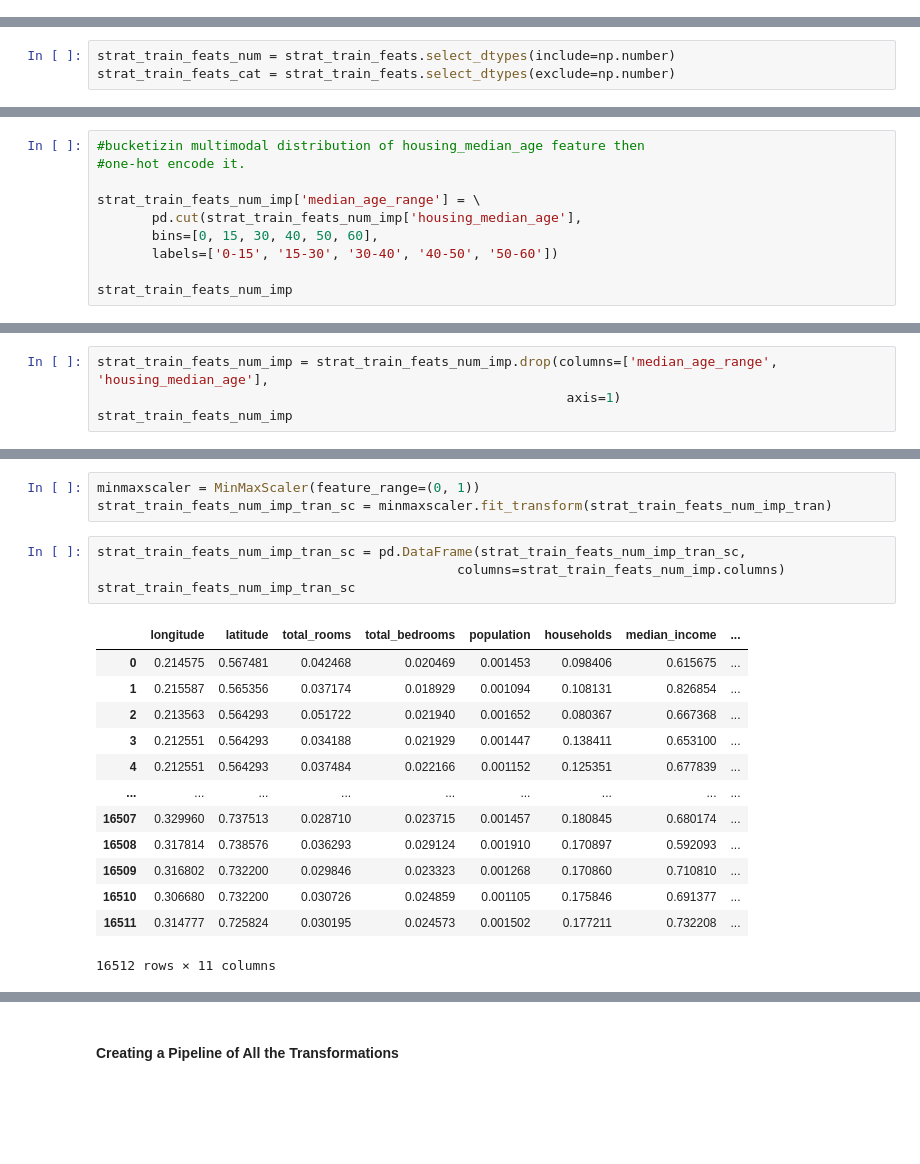
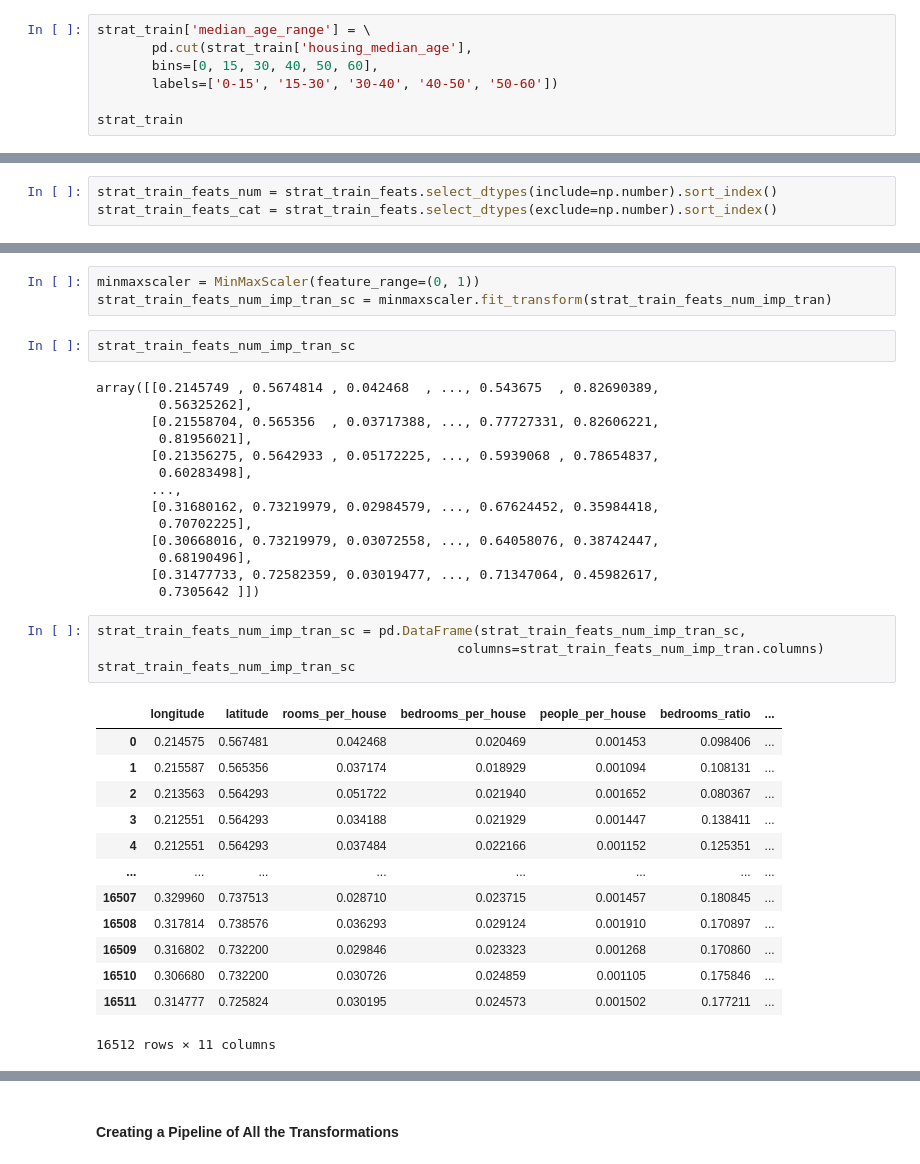
Before and after one commit to AliElneklawy/california-housing-price-prediction, a Jupyter notebook: california_housing.ipynb, the cells around one changed output, grey strips where cells are left out. Saved outputs shown, nothing was run; the diff lists cells and outputs as text; blank space fills up the shorter version.

```diff
--- a/california_housing.ipynb
+++ b/california_housing.ipynb
@@ -402,3 +405,10 @@ bedrooms_ratio       -0.259883
 Name: median_house_value, dtype: float64
 # %% [markdown]
 # 2- Prepare the Data
+# %%
+strat_train['median_age_range'] = \
+       pd.cut(strat_train['housing_median_age'],
+       bins=[0, 15, 30, 40, 50, 60],
+       labels=['0-15', '15-30', '30-40', '40-50', '50-60'])
+
+strat_train
@@ -424,7 +449,7 @@ bedrooms_ratio        162
 dtype: int64
 # %%
-strat_train_feats_num = strat_train_feats.select_dtypes(include=np.number)
-strat_train_feats_cat = strat_train_feats.select_dtypes(exclude=np.number)
+strat_train_feats_num = strat_train_feats.select_dtypes(include=np.number).sort_index()
+strat_train_feats_cat = strat_train_feats.select_dtypes(exclude=np.number).sort_index()
 # %%
 iterativeimputer = IterativeImputer(max_iter=10, random_state=42)
 X = iterativeimputer.fit_transform(strat_train_feats_num)
@@ -548,12 +521,2 @@ strat_train_feats_cat_enc
 # %% [markdown]
 #### Feature Scaling and Transformation
-# %%
-#bucketizin multimodal distribution of housing_median_age feature then
-#one-hot encode it.
-
-strat_train_feats_num_imp['median_age_range'] = \
-       pd.cut(strat_train_feats_num_imp['housing_median_age'],
-       bins=[0, 15, 30, 40, 50, 60],
-       labels=['0-15', '15-30', '30-40', '40-50', '50-60'])
-
-strat_train_feats_num_imp
@@ -620,4 +522,0 @@ strat_train_feats_cat_enc
-# %%
-strat_train_feats_num_imp = strat_train_feats_num_imp.drop(columns=['median_age_range', 'housing_median_age'],
-                                                            axis=1)
-strat_train_feats_num_imp
@@ -693,23 +578,39 @@ strat_train_feats_num_imp_tran
 # %%
 minmaxscaler = MinMaxScaler(feature_range=(0, 1))
 strat_train_feats_num_imp_tran_sc = minmaxscaler.fit_transform(strat_train_feats_num_imp_tran)
+# %%
+strat_train_feats_num_imp_tran_sc
+# %% [output]
+array([[0.2145749 , 0.5674814 , 0.042468  , ..., 0.543675  , 0.82690389,
+        0.56325262],
+       [0.21558704, 0.565356  , 0.03717388, ..., 0.77727331, 0.82606221,
+        0.81956021],
+       [0.21356275, 0.5642933 , 0.05172225, ..., 0.5939068 , 0.78654837,
+        0.60283498],
+       ...,
+       [0.31680162, 0.73219979, 0.02984579, ..., 0.67624452, 0.35984418,
+        0.70702225],
+       [0.30668016, 0.73219979, 0.03072558, ..., 0.64058076, 0.38742447,
+        0.68190496],
+       [0.31477733, 0.72582359, 0.03019477, ..., 0.71347064, 0.45982617,
+        0.7305642 ]])
 # %%
 strat_train_feats_num_imp_tran_sc = pd.DataFrame(strat_train_feats_num_imp_tran_sc,
-                                              columns=strat_train_feats_num_imp.columns)
+                                              columns=strat_train_feats_num_imp_tran.columns)
 strat_train_feats_num_imp_tran_sc
 # %% [output]
-|  | longitude | latitude | total_rooms | total_bedrooms | population | households | median_income | ... |
-| 0 | 0.214575 | 0.567481 | 0.042468 | 0.020469 | 0.001453 | 0.098406 | 0.615675 | ... |
-| 1 | 0.215587 | 0.565356 | 0.037174 | 0.018929 | 0.001094 | 0.108131 | 0.826854 | ... |
-| 2 | 0.213563 | 0.564293 | 0.051722 | 0.021940 | 0.001652 | 0.080367 | 0.667368 | ... |
-| 3 | 0.212551 | 0.564293 | 0.034188 | 0.021929 | 0.001447 | 0.138411 | 0.653100 | ... |
-| 4 | 0.212551 | 0.564293 | 0.037484 | 0.022166 | 0.001152 | 0.125351 | 0.677839 | ... |
-| ... | ... | ... | ... | ... | ... | ... | ... | ... |
-| 16507 | 0.329960 | 0.737513 | 0.028710 | 0.023715 | 0.001457 | 0.180845 | 0.680174 | ... |
-| 16508 | 0.317814 | 0.738576 | 0.036293 | 0.029124 | 0.001910 | 0.170897 | 0.592093 | ... |
-| 16509 | 0.316802 | 0.732200 | 0.029846 | 0.023323 | 0.001268 | 0.170860 | 0.710810 | ... |
-| 16510 | 0.306680 | 0.732200 | 0.030726 | 0.024859 | 0.001105 | 0.175846 | 0.691377 | ... |
-| 16511 | 0.314777 | 0.725824 | 0.030195 | 0.024573 | 0.001502 | 0.177211 | 0.732208 | ... |
+|  | longitude | latitude | rooms_per_house | bedrooms_per_house | people_per_house | bedrooms_ratio | ... |
+| 0 | 0.214575 | 0.567481 | 0.042468 | 0.020469 | 0.001453 | 0.098406 | ... |
+| 1 | 0.215587 | 0.565356 | 0.037174 | 0.018929 | 0.001094 | 0.108131 | ... |
+| 2 | 0.213563 | 0.564293 | 0.051722 | 0.021940 | 0.001652 | 0.080367 | ... |
+| 3 | 0.212551 | 0.564293 | 0.034188 | 0.021929 | 0.001447 | 0.138411 | ... |
+| 4 | 0.212551 | 0.564293 | 0.037484 | 0.022166 | 0.001152 | 0.125351 | ... |
+| ... | ... | ... | ... | ... | ... | ... | ... |
+| 16507 | 0.329960 | 0.737513 | 0.028710 | 0.023715 | 0.001457 | 0.180845 | ... |
+| 16508 | 0.317814 | 0.738576 | 0.036293 | 0.029124 | 0.001910 | 0.170897 | ... |
+| 16509 | 0.316802 | 0.732200 | 0.029846 | 0.023323 | 0.001268 | 0.170860 | ... |
+| 16510 | 0.306680 | 0.732200 | 0.030726 | 0.024859 | 0.001105 | 0.175846 | ... |
+| 16511 | 0.314777 | 0.725824 | 0.030195 | 0.024573 | 0.001502 | 0.177211 | ... |
 16512 rows × 11 columns
 # %%
 strat_train_feats_num_imp_tran_sc.describe()
```
Also changed, not shown: parts of 32 cells of this notebook.
